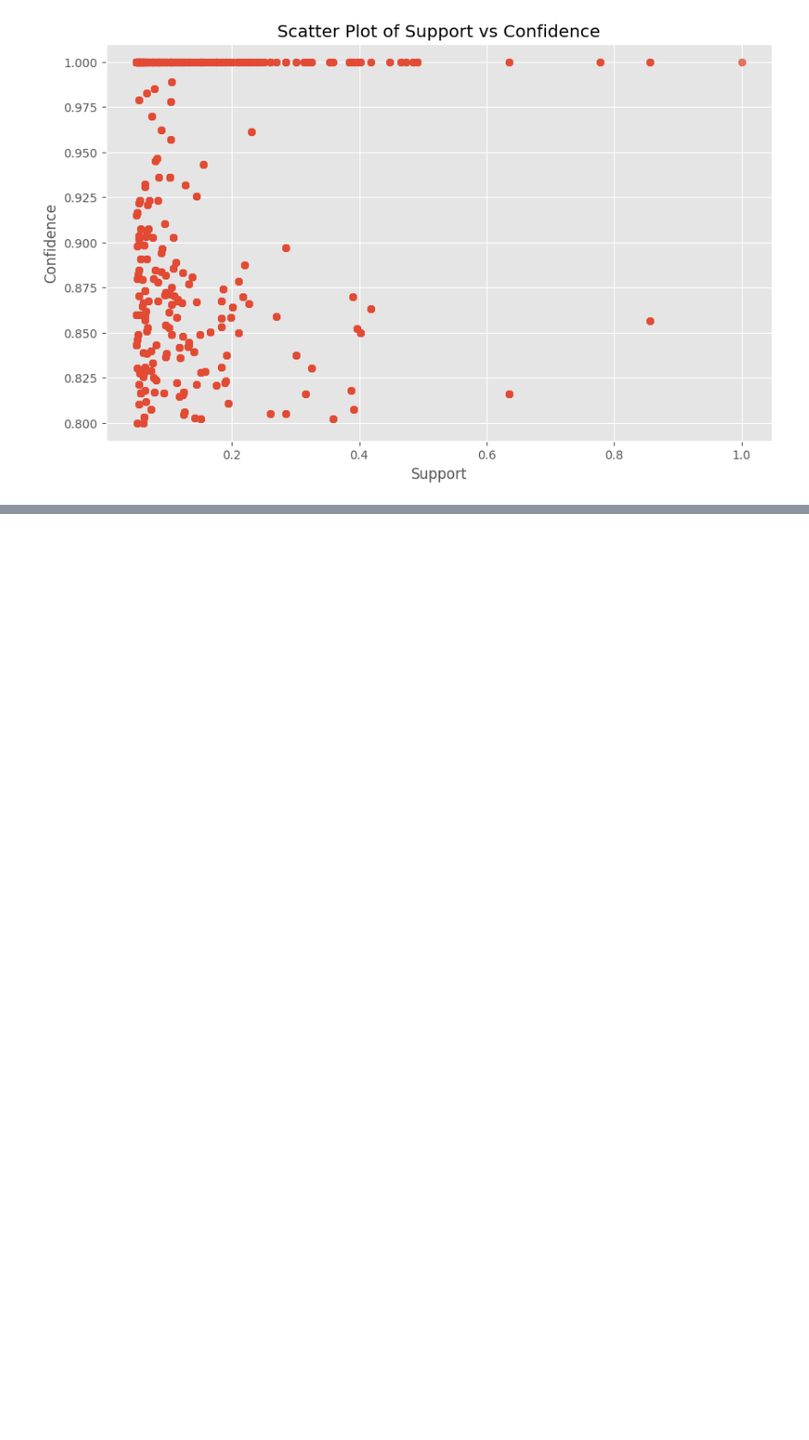
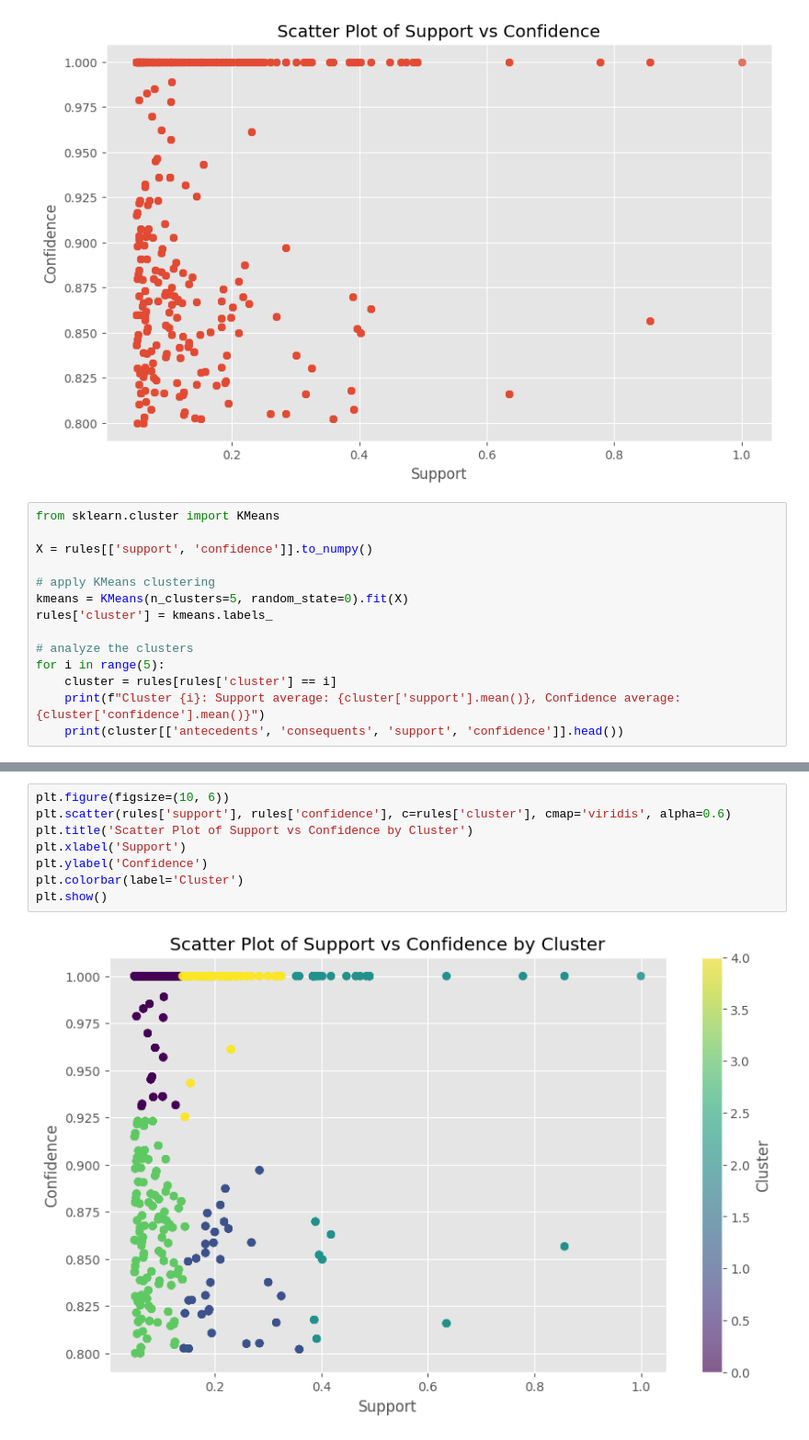
Before and after one commit to bl33h/cervicalCancerRiskFactors, a Jupyter notebook: src/cervicalCancerRiskFactors.ipynb, the cells around one changed output, grey strips where cells are left out. Shown at 92% size. Cells and saved outputs as stored; diff of their text form; blank space fills up the shorter version.

Commit message:
association rules by clustering

```diff
--- a/src/cervicalCancerRiskFactors.ipynb
+++ b/src/cervicalCancerRiskFactors.ipynb
@@ -570,3 +570,17 @@ plt.ylabel('Confidence')
 plt.show()
 # %% [output]
 [figure]
+# %%
+from sklearn.cluster import KMeans
+
+X = rules[['support', 'confidence']].to_numpy()
+
+# apply KMeans clustering
+kmeans = KMeans(n_clusters=5, random_state=0).fit(X)
+rules['cluster'] = kmeans.labels_
+
+# analyze the clusters
+for i in range(5):
+    cluster = rules[rules['cluster'] == i]
+    print(f"Cluster {i}: Support average: {cluster['support'].mean()}, Confidence average: {cluster['confidence'].mean()}")
+    print(cluster[['antecedents', 'consequents', 'support', 'confidence']].head())
@@ -572,0 +605,10 @@ plt.show()
+# %%
+plt.figure(figsize=(10, 6))
+plt.scatter(rules['support'], rules['confidence'], c=rules['cluster'], cmap='viridis', alpha=0.6)
+plt.title('Scatter Plot of Support vs Confidence by Cluster')
+plt.xlabel('Support')
+plt.ylabel('Confidence')
+plt.colorbar(label='Cluster')
+plt.show()
+# %% [output]
+[figure, added]
```
Also changed, not shown: parts of 3 cells of this notebook.
